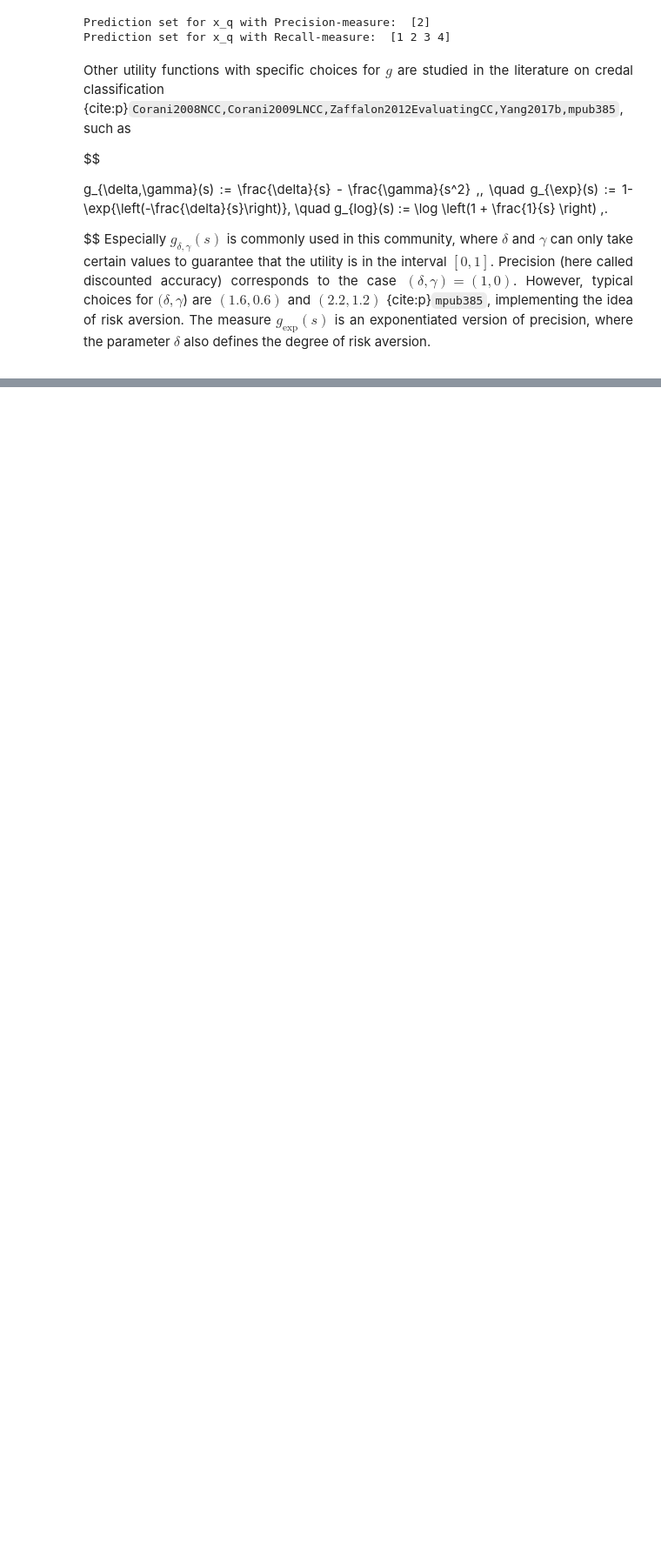
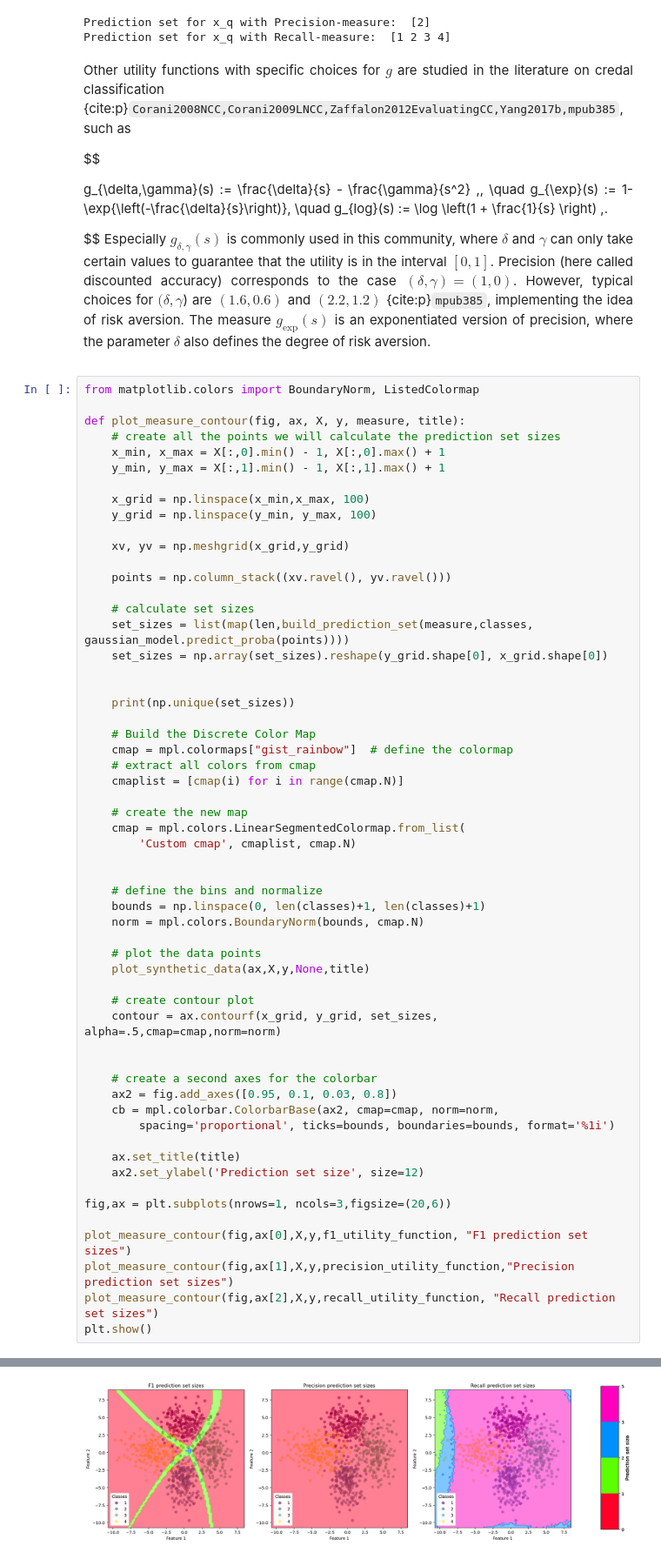
Before and after one commit to tloehrlmu/PageTest, a Jupyter notebook: chapter-setValued_utilityMaximization/intro.ipynb, the cells around one changed output, grey strips where cells are left out. Shown at 87% size. Saved outputs shown, nothing was run; the diff lists cells and outputs as text; blank space fills up the shorter version.

Commit message:
Visualized the set widths for classic information theory measures

```diff
--- a/chapter-setValued_utilityMaximization/intro.ipynb
+++ b/chapter-setValued_utilityMaximization/intro.ipynb
@@ -194,3 +224,61 @@ $$
 Especially $g_{\delta,\gamma}(s)$ is commonly used in this community, where $\delta$ and $\gamma$ can only take certain values to guarantee that the utility is in the interval $[0,1]$. Precision (here called discounted accuracy) corresponds to the case $(\delta,\gamma)=(1,0)$. However, typical choices for $(\delta,\gamma$) are $(1.6,0.6)$ and $(2.2,1.2)$ {cite:p}`mpub385`, implementing the idea of risk aversion. The measure $g_{\exp}(s)$ is an exponentiated version of precision, where the parameter $\delta$ also defines the degree of risk aversion.
 
 </div>
+# %%
+from matplotlib.colors import BoundaryNorm, ListedColormap
+
+def plot_measure_contour(fig, ax, X, y, measure, title):
+    # create all the points we will calculate the prediction set sizes
+    x_min, x_max = X[:,0].min() - 1, X[:,0].max() + 1
+    y_min, y_max = X[:,1].min() - 1, X[:,1].max() + 1
+
+    x_grid = np.linspace(x_min,x_max, 100)
+    y_grid = np.linspace(y_min, y_max, 100)
+
+    xv, yv = np.meshgrid(x_grid,y_grid)
+
+    points = np.column_stack((xv.ravel(), yv.ravel()))
+
+    # calculate set sizes
+    set_sizes = list(map(len,build_prediction_set(measure,classes, gaussian_model.predict_proba(points))))
+    set_sizes = np.array(set_sizes).reshape(y_grid.shape[0], x_grid.shape[0])
+
+
+    print(np.unique(set_sizes))
+
+    # Build the Discrete Color Map
+    cmap = mpl.colormaps["gist_rainbow"]  # define the colormap
+    # extract all colors from cmap
+    cmaplist = [cmap(i) for i in range(cmap.N)]
+
+    # create the new map
+    cmap = mpl.colors.LinearSegmentedColormap.from_list(
+        'Custom cmap', cmaplist, cmap.N)
+
+
+    # define the bins and normalize
+    bounds = np.linspace(0, len(classes)+1, len(classes)+1)
+    norm = mpl.colors.BoundaryNorm(bounds, cmap.N)
+
+    # plot the data points
+    plot_synthetic_data(ax,X,y,None,title)
+
+    # create contour plot
+    contour = ax.contourf(x_grid, y_grid, set_sizes, alpha=.5,cmap=cmap,norm=norm)
+
+
+    # create a second axes for the colorbar
+    ax2 = fig.add_axes([0.95, 0.1, 0.03, 0.8])
+    cb = mpl.colorbar.ColorbarBase(ax2, cmap=cmap, norm=norm,
+        spacing='proportional', ticks=bounds, boundaries=bounds, format='%1i')
+
+    ax.set_title(title)
+    ax2.set_ylabel('Prediction set size', size=12)
+
+fig,ax = plt.subplots(nrows=1, ncols=3,figsize=(20,6))
+
+plot_measure_contour(fig,ax[0],X,y,f1_utility_function, "F1 prediction set sizes")
+plot_measure_contour(fig,ax[1],X,y,precision_utility_function,"Precision prediction set sizes")
+plot_measure_contour(fig,ax[2],X,y,recall_utility_function, "Recall prediction set sizes")
+plt.show()
+# %% [output]
@@ -196,0 +288 @@ Especially $g_{\delta,\gamma}(s)$ is commonly used in this community, where $\de
+[figure, added]
```
Also changed, not shown: parts of 9 cells of this notebook.
